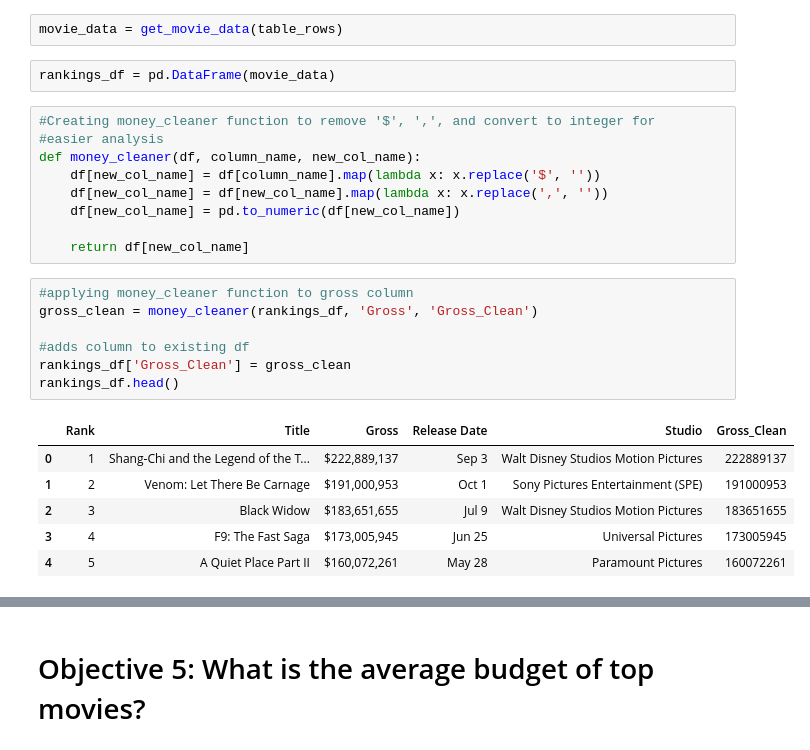
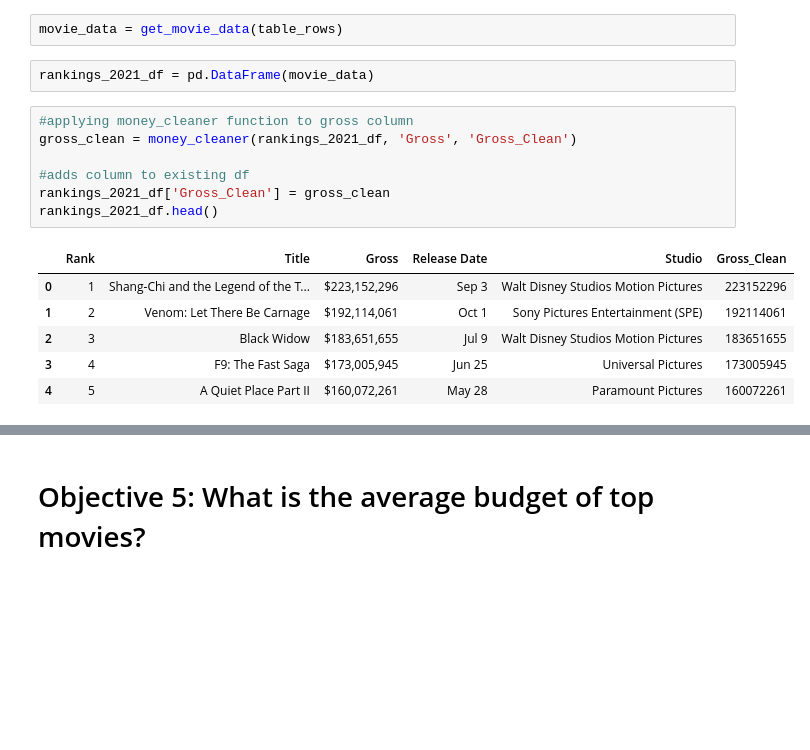
Before and after one commit to kevin-culver/Microsoft_Movie_Analysis, a Jupyter notebook: refined_exploration.ipynb, the cells around one changed output, grey strips where cells are left out. Drawn from its saved outputs; the diff is of its cells as text; blank space fills up the shorter version.

```diff
--- a/refined_exploration.ipynb
+++ b/refined_exploration.ipynb
@@ -623,27 +244,18 @@ def get_movie_data(movie_table):
 # %%
 movie_data = get_movie_data(table_rows)
 # %%
-rankings_df = pd.DataFrame(movie_data)
+rankings_2021_df = pd.DataFrame(movie_data)
-# %%
-#Creating money_cleaner function to remove '$', ',', and convert to integer for
-#easier analysis
-def money_cleaner(df, column_name, new_col_name):
-    df[new_col_name] = df[column_name].map(lambda x: x.replace('$', ''))
-    df[new_col_name] = df[new_col_name].map(lambda x: x.replace(',', ''))
-    df[new_col_name] = pd.to_numeric(df[new_col_name])
-
-    return df[new_col_name]
 # %%
 #applying money_cleaner function to gross column
-gross_clean = money_cleaner(rankings_df, 'Gross', 'Gross_Clean')
+gross_clean = money_cleaner(rankings_2021_df, 'Gross', 'Gross_Clean')
 
 #adds column to existing df
-rankings_df['Gross_Clean'] = gross_clean
-rankings_df.head()
+rankings_2021_df['Gross_Clean'] = gross_clean
+rankings_2021_df.head()
 # %% [output]
 |  | Rank | Title | Gross | Release Date | Studio | Gross_Clean |
-| 0 | 1 | Shang-Chi and the Legend of the T... | $222,889,137 | Sep 3 | Walt Disney Studios Motion Pictures | 222889137 |
-| 1 | 2 | Venom: Let There Be Carnage | $191,000,953 | Oct 1 | Sony Pictures Entertainment (SPE) | 191000953 |
+| 0 | 1 | Shang-Chi and the Legend of the T... | $223,152,296 | Sep 3 | Walt Disney Studios Motion Pictures | 223152296 |
+| 1 | 2 | Venom: Let There Be Carnage | $192,114,061 | Oct 1 | Sony Pictures Entertainment (SPE) | 192114061 |
 | 2 | 3 | Black Widow | $183,651,655 | Jul 9 | Walt Disney Studios Motion Pictures | 183651655 |
 | 3 | 4 | F9: The Fast Saga | $173,005,945 | Jun 25 | Universal Pictures | 173005945 |
 | 4 | 5 | A Quiet Place Part II | $160,072,261 | May 28 | Paramount Pictures | 160072261 |
```
Also changed, not shown: parts of 80 cells of this notebook.
